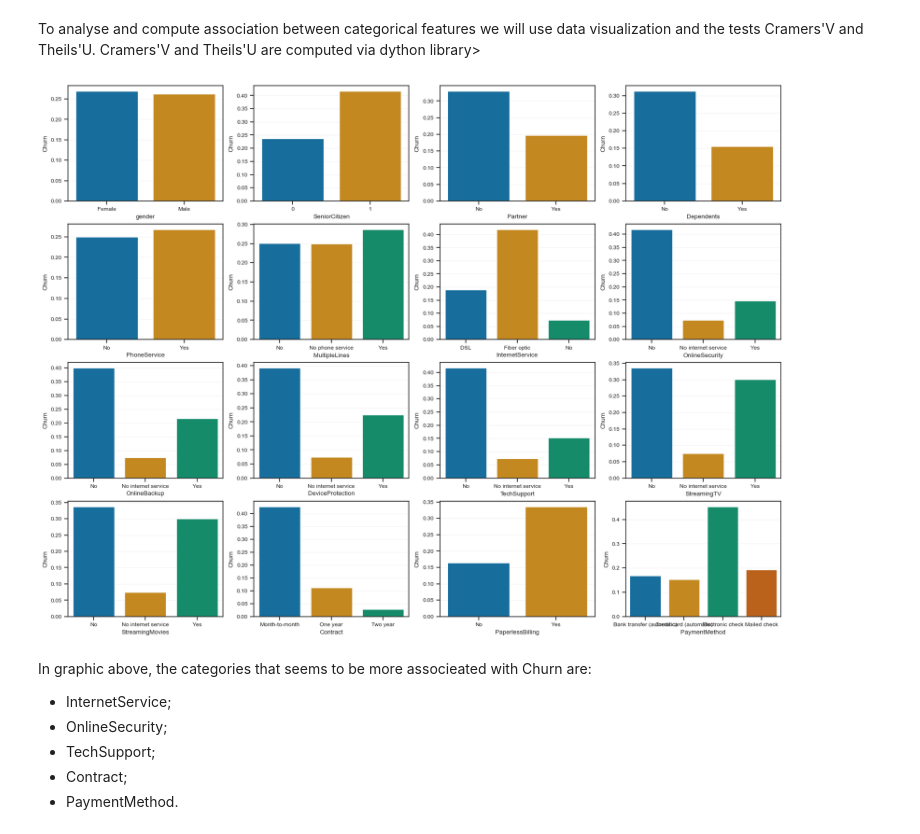
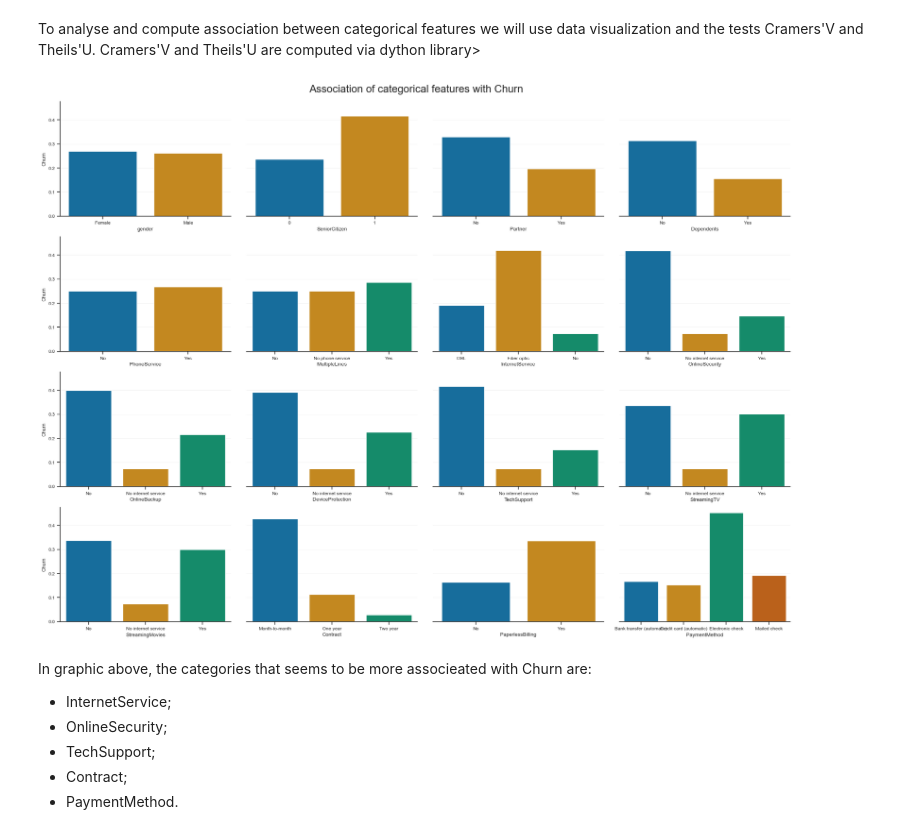
Before and after one commit to guipradow/churn_prediction, a Jupyter notebook: churn_prediction.ipynb, the cells around one changed output. Drawn from its saved outputs; the diff is of its cells as text; code cells hidden in the pictures.

```diff
--- a/churn_prediction.ipynb
+++ b/churn_prediction.ipynb
@@ -159,17 +159,29 @@ Cramers'V and Theils'U are computed via dython library>
 # %%
 # Visualizing influence of categories on Churn via barplot
 ncols = 4
 nrows = np.ceil(len(cat_cols) / ncols).astype(int)
-fig, axes = plt.subplots(figsize=(20, 15), nrows=nrows, ncols=ncols)
+fig, axes = plt.subplots(figsize=(20, 15), nrows=nrows, ncols=ncols, sharey=True)
 axes = axes.flatten()
 for i, col in enumerate(cat_cols):
     sns.barplot(data=df, x=col, y=df["Churn"].map({"No": 0, "Yes": 1}).astype("int64"),
                 ax=axes[i], errorbar=None)
+    axes[i].set_ylabel("")
+    axes[i].spines["top"].set_visible(False)
+    axes[i].spines["right"].set_visible(False)
+    if i % ncols == 0:
+        axes[i].set_ylabel("Churn")
+    else:
+        axes[i].spines["left"].set_visible(False)
+        axes[i].tick_params(axis="y", which="both", left=False)
 
 for ax in axes[len(cat_cols):]:
     ax.set_axis_off()
+
+fig.suptitle(f"Association of categorical features with Churn", size=20)
+fig.tight_layout()
+fig.subplots_adjust(top=.95)
 # %% [output]
-[figure, old version]
+[figure, new version]
 # %% [markdown]
 In graphic above, the categories that seems to be more associeated with Churn are:
 - InternetService;
```
Also changed, not shown: parts of 16 cells of this notebook.
